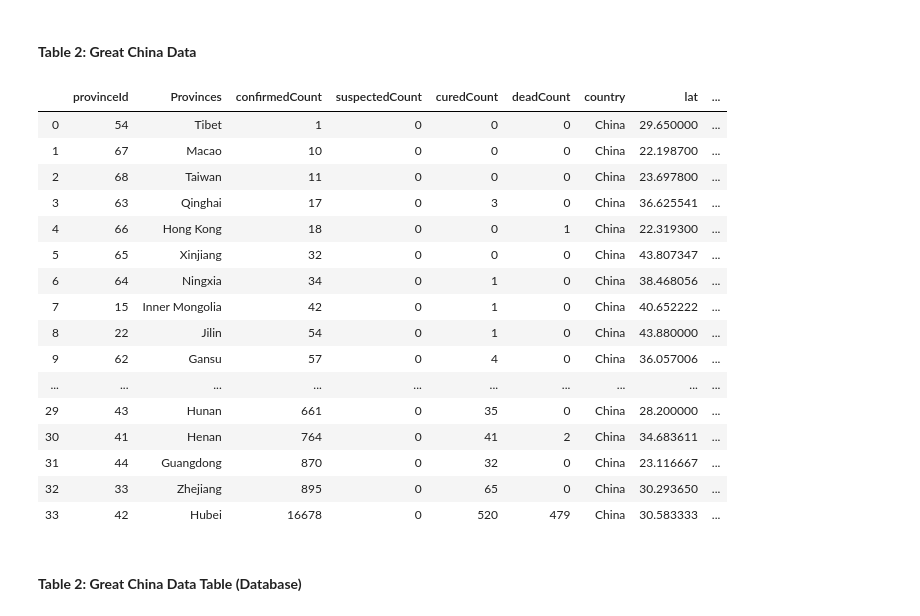
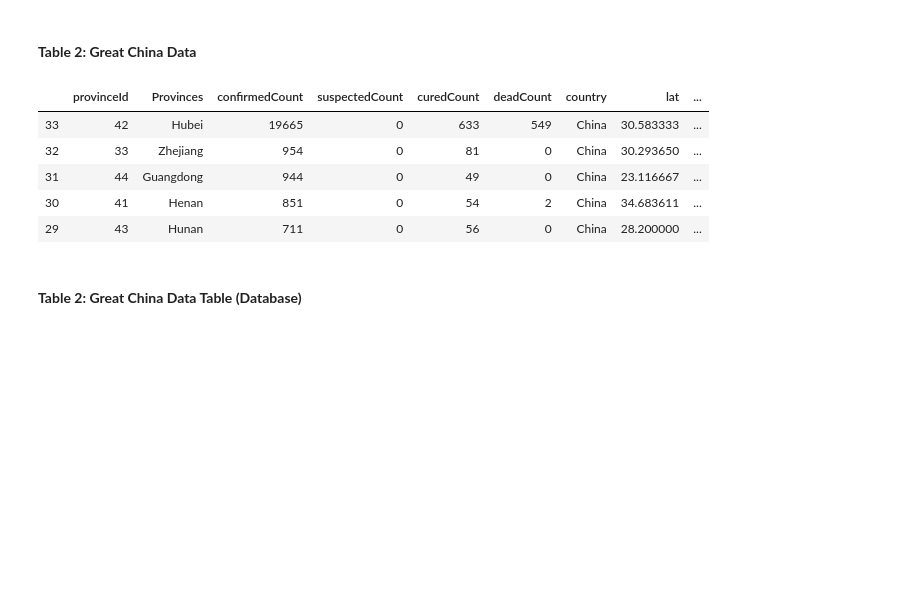
Before and after one commit to masonxmh/Project2, a Jupyter notebook: realtime.ipynb, the cells around one changed output. Cells and saved outputs as stored; diff of their text form; code cells hidden in the pictures; blank space fills up the shorter version.

```diff
--- a/realtime.ipynb
+++ b/realtime.ipynb
@@ -270,28 +275,18 @@ df_great_China.tail()
 # %%
 # Merge the coordinates with dataframe for future use
 df_China_provinces = pd.merge(df_provinces_m, df_great_China, how='outer', on = ["Provinces"])
 df_China_provinces.columns
 new_order = ['provinceId', 'Provinces','confirmedCount', 'suspectedCount', 'curedCount','deadCount', 'country', 'lat', 'lng', 'locationId']
 df_China_provinces=df_China_provinces[new_order]
-df_China_provinces
+df_China_provinces=df_China_provinces.sort_values(by='confirmedCount', ascending=False)
+df_China_provinces.head()
 # %% [output]
 |  | provinceId | Provinces | confirmedCount | suspectedCount | curedCount | deadCount | country | lat | ... |
-| 0 | 54 | Tibet | 1 | 0 | 0 | 0 | China | 29.650000 | ... |
-| 1 | 67 | Macao | 10 | 0 | 0 | 0 | China | 22.198700 | ... |
-| 2 | 68 | Taiwan | 11 | 0 | 0 | 0 | China | 23.697800 | ... |
-| 3 | 63 | Qinghai | 17 | 0 | 3 | 0 | China | 36.625541 | ... |
-| 4 | 66 | Hong Kong | 18 | 0 | 0 | 1 | China | 22.319300 | ... |
-| 5 | 65 | Xinjiang | 32 | 0 | 0 | 0 | China | 43.807347 | ... |
-| 6 | 64 | Ningxia | 34 | 0 | 1 | 0 | China | 38.468056 | ... |
-| 7 | 15 | Inner Mongolia | 42 | 0 | 1 | 0 | China | 40.652222 | ... |
-| 8 | 22 | Jilin | 54 | 0 | 1 | 0 | China | 43.880000 | ... |
-| 9 | 62 | Gansu | 57 | 0 | 4 | 0 | China | 36.057006 | ... |
-| ... | ... | ... | ... | ... | ... | ... | ... | ... | ... |
-| 29 | 43 | Hunan | 661 | 0 | 35 | 0 | China | 28.200000 | ... |
-| 30 | 41 | Henan | 764 | 0 | 41 | 2 | China | 34.683611 | ... |
-| 31 | 44 | Guangdong | 870 | 0 | 32 | 0 | China | 23.116667 | ... |
-| 32 | 33 | Zhejiang | 895 | 0 | 65 | 0 | China | 30.293650 | ... |
-| 33 | 42 | Hubei | 16678 | 0 | 520 | 479 | China | 30.583333 | ... |
+| 33 | 42 | Hubei | 19665 | 0 | 633 | 549 | China | 30.583333 | ... |
+| 32 | 33 | Zhejiang | 954 | 0 | 81 | 0 | China | 30.293650 | ... |
+| 31 | 44 | Guangdong | 944 | 0 | 49 | 0 | China | 23.116667 | ... |
+| 30 | 41 | Henan | 851 | 0 | 54 | 2 | China | 34.683611 | ... |
+| 29 | 43 | Hunan | 711 | 0 | 56 | 0 | China | 28.200000 | ... |
 # %% [markdown]
 #### __Table 2: Great China Data Table (Database)__
 # %%
```
Also changed, not shown: parts of 24 cells of this notebook, 6 other files.
